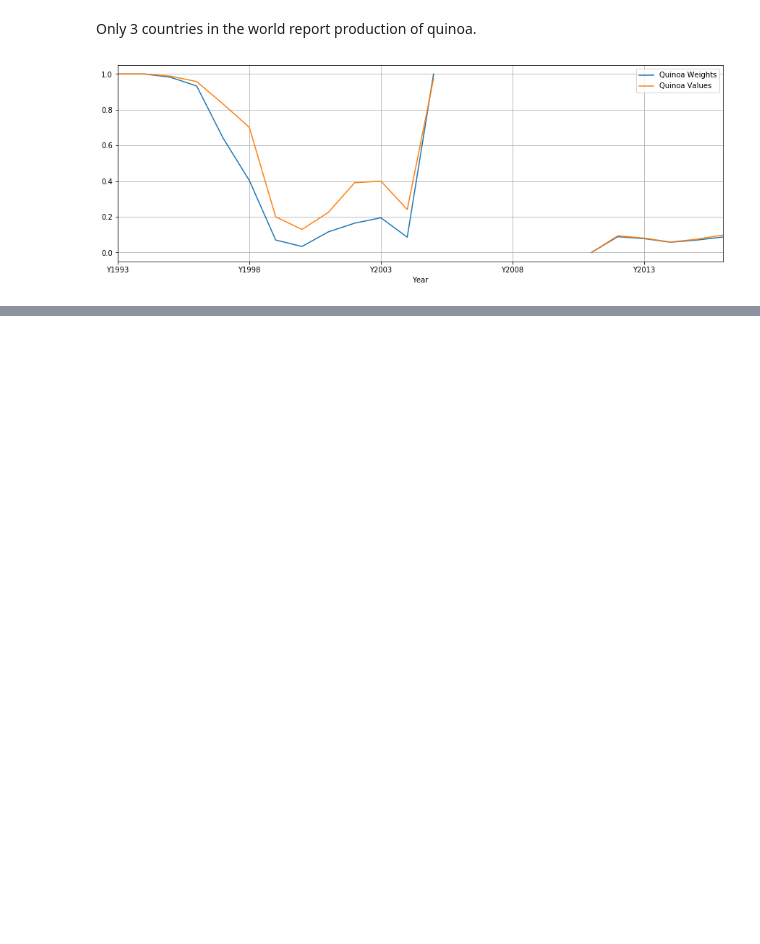
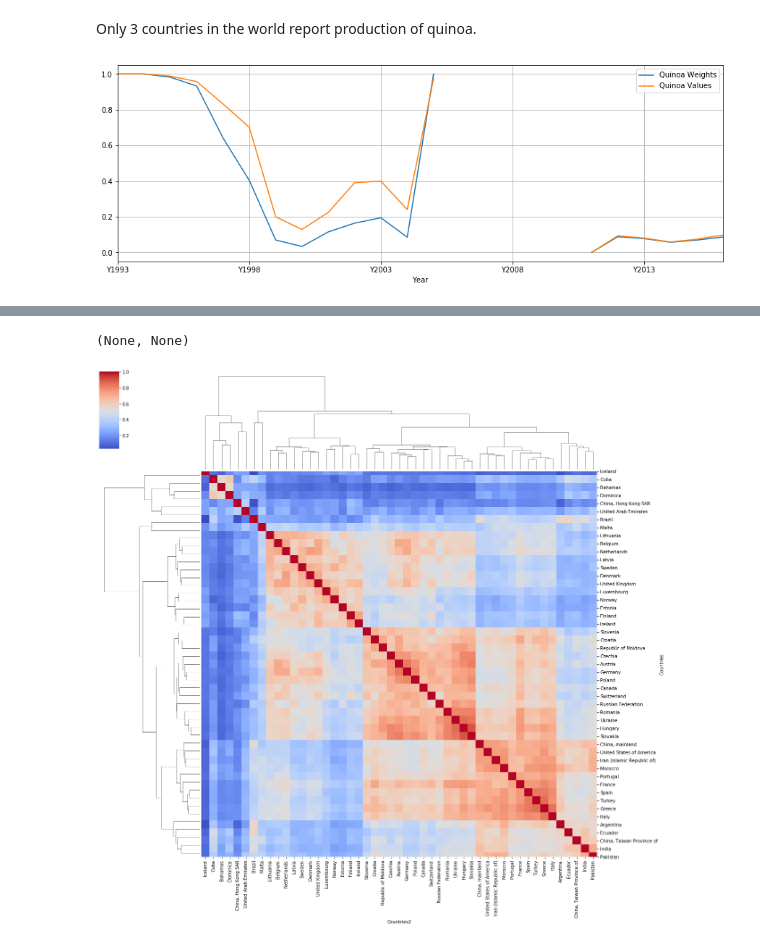
Before and after one commit to n-poulsen/GranADA, a Jupyter notebook: code/milestone2.ipynb, the cells around one changed output, grey strips where cells are left out. Drawn from its saved outputs; the diff is of its cells as text; code cells hidden in the pictures; blank space fills up the shorter version.

Commit message:
Milestone 2 with heatmaps

```diff
--- a/code/milestone2.ipynb
+++ b/code/milestone2.ipynb
@@ -790,0 +797,13 @@ plt.show()
+# %%
+# Countries selected
+countries = ['Austria', 'Argentina', 'Belgium', 'Brazil', 'Bahamas', 'Canada','China, Hong Kong SAR', 'China, Taiwan Province of', 'China, mainland',  'Croatia','Cuba', 'Czechia',
+       'Denmark', 'Dominica', 'Ecuador','Estonia','Finland','France', 'Germany', 'Greece', 'Hungary', 'Iceland', 'India','Ireland', 'Italy', 'Iran (Islamic Republic of)','Latvia', 'Lithuania',
+       'Luxembourg', 'Malta', 'Morocco', 'Netherlands', 'Norway', 'Poland','Portugal','Republic of Moldova','Pakistan', 'Romania', 'Russian Federation', 'Slovakia', 'Slovenia',
+       'Spain', 'Sweden', 'Switzerland','Turkey', 'Ukraine', 'United Arab Emirates','United Kingdom', 'United States of America']
+df_countries = pd.DataFrame(countries)
+df_countries.columns = ['Reporter Countries']
+# %%
+def jaccard_similarity(list1, list2):
+    s1 = set(list1)
+    s2 = set(list2)
+    return len(s1.intersection(s2)) / len(s1.union(s2))
@@ -790,0 +816,27 @@ plt.show()
+# %%
+df_prod = pd.read_pickle("../data/df_prod.pkl")
+df_prod = df_prod.merge(df_countries, left_on = 'Area', right_on = 'Reporter Countries', how='inner')
+# %%
+# Delete this items with 0 value of production
+df_prod_simil = df_prod.loc[df_prod['Y2016'] != 0][['Area','Item','Y2016']].copy()
+# We group by area, and list the items for each area
+df_prod_simil = df_prod_simil.groupby('Area')['Item'].apply(list).reset_index(name='Collection Items')
+
+# Compute Jaccard similarity
+n = len(df_prod_simil)
+labels = df_imp_simil['Reporter Countries']
+df_sim = pd.DataFrame(columns = ['Countries', 'Countries2', 'Similarity'])
+for i in range(n):
+    for j in range(n):
+        list1 = df_prod_simil['Collection Items'].iloc[i]
+        list2 = df_prod_simil['Collection Items'].iloc[j]
+        a = jaccard_similarity(list1, list2)
+        df_sim = df_sim.append({'Countries': labels[i], 'Countries2': labels[j], 'Similarity': a}, ignore_index=True)
+
+df_pivot = df_sim.pivot('Countries', 'Countries2', 'Similarity')
+
+clust = sns.clustermap(df_pivot, cmap='coolwarm', xticklabels=True, yticklabels=True)
+clust.fig.set_figwidth(20), clust.fig.set_figheight(20)
+# %% [output]
+(None, None)
+[figure, added]
```
Also changed, not shown: parts of 16 cells of this notebook, 1 other file.
